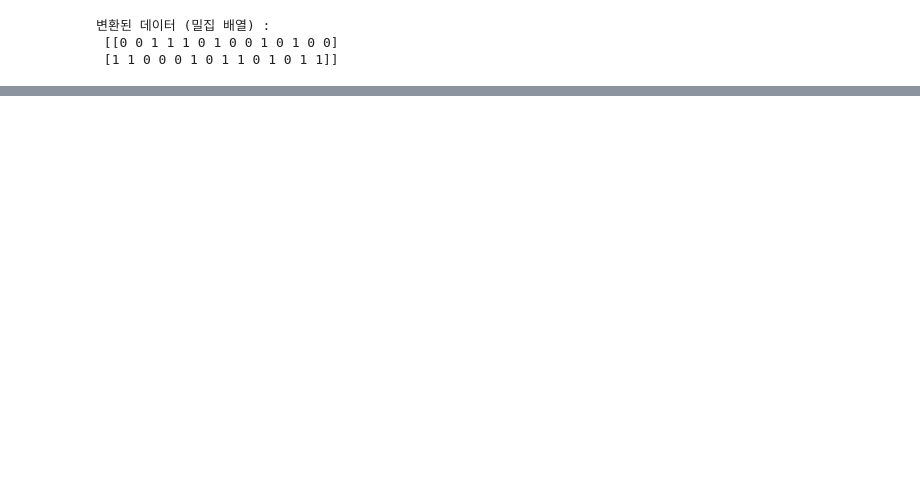
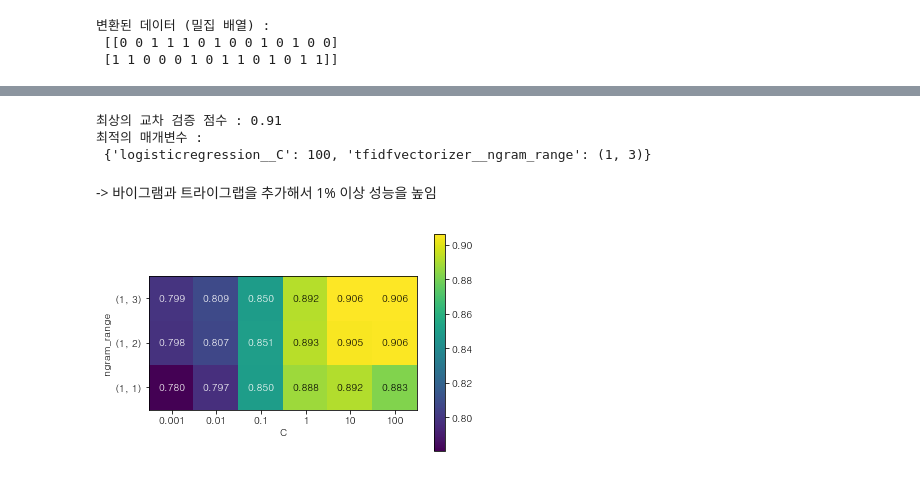
Before and after one commit to hyooo1017/Review, a Jupyter notebook: Introduction to Machine Learning with Python/7장. 텍스트 데이터 다루기.ipynb, the cells around one changed output, grey strips where cells are left out. Cells and saved outputs as stored; diff of their text form; code cells hidden in the pictures; blank space fills up the shorter version.

```diff
--- a/Introduction to Machine Learning with Python/7장. 텍스트 데이터 다루기.ipynb
+++ b/Introduction to Machine Learning with Python/7장. 텍스트 데이터 다루기.ipynb
@@ -483,20 +492,31 @@ print("어휘 사전:\n", cv.get_feature_names())
 # %%
-pipe = make_pipeline(TfidfVectorizer(min_df=5), LogisticRegression())
+# IMDb 영화 리뷰 데이터에 TfidfVectorizer를 적용하고 그리드 서치로 최적의 n-그램 범위 찾기
+pipe = make_pipeline(TfidfVectorizer(min_df = 5), LogisticRegression())
+
 # 매개변수 조합이 많고 트라이그램이 포함되어 있기 때문에
-# 그리드 서치 실행에 시간이 오래 걸립니다
-param_grid = {'logisticregression__C': [0.001, 0.01, 0.1, 1, 10, 100],
-              "tfidfvectorizer__ngram_range": [(1, 1), (1, 2), (1, 3)]}
+# 그리드 서치 실행에 시간이 오래 걸립니다.
+param_grid = {'logisticregression__C' : [0.001, 0.01, 0.1, 1, 10, 100],
+              'tfidfvectorizer__ngram_range' : [(1, 1), (1, 2), (1, 3)]}
 
-grid = GridSearchCV(pipe, param_grid, cv=5)
+grid = GridSearchCV(pipe, param_grid, cv = 5)
 grid.fit(text_train, y_train)
-print("최상의 크로스 밸리데이션 점수: {:.2f}".format(grid.best_score_))
-print("최적의 매개변수:\n", grid.best_params_)
+
+print("최상의 교차 검증 점수 : {:.2f}".format(grid.best_score_))
+print("최적의 매개변수 :\n", grid.best_params_)
+# %% [output]
+최상의 교차 검증 점수 : 0.91
+최적의 매개변수 :
+ {'logisticregression__C': 100, 'tfidfvectorizer__ngram_range': (1, 3)}
+# %% [markdown]
+-> 바이그램과 트라이그랩을 추가해서 1% 이상 성능을 높임
 # %%
-# 그리드 서치에서 테스트 점수를 추출합니다
+# 그리드 서치에서 테스트 점수를 추출합니다.
 scores = grid.cv_results_['mean_test_score'].reshape(-1, 3).T
-# 히트맵을 그립니다
+
+# 히트맵을 그립니다.
 heatmap = mglearn.tools.heatmap(
-    scores, xlabel="C", ylabel="ngram_range", cmap="viridis", fmt="%.3f",
-    xticklabels=param_grid['logisticregression__C'],
-    yticklabels=param_grid['tfidfvectorizer__ngram_range'])
-plt.colorbar(heatmap)
+    scores, xlabel = 'C', ylabel = 'ngram_range', cmap = 'viridis', fmt = '%.3f',
+    xticklabels = param_grid['logisticregression__C'], yticklabels = param_grid['tfidfvectorizer__ngram_range'])
+plt.colorbar(heatmap);
+# %% [output]
+[figure, added]
```
Also changed, not shown: parts of 64 cells of this notebook.
